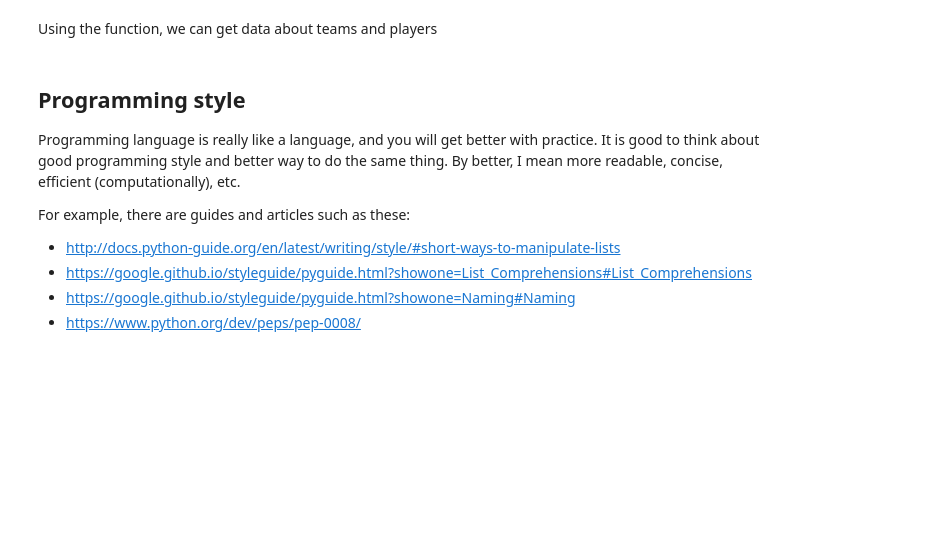
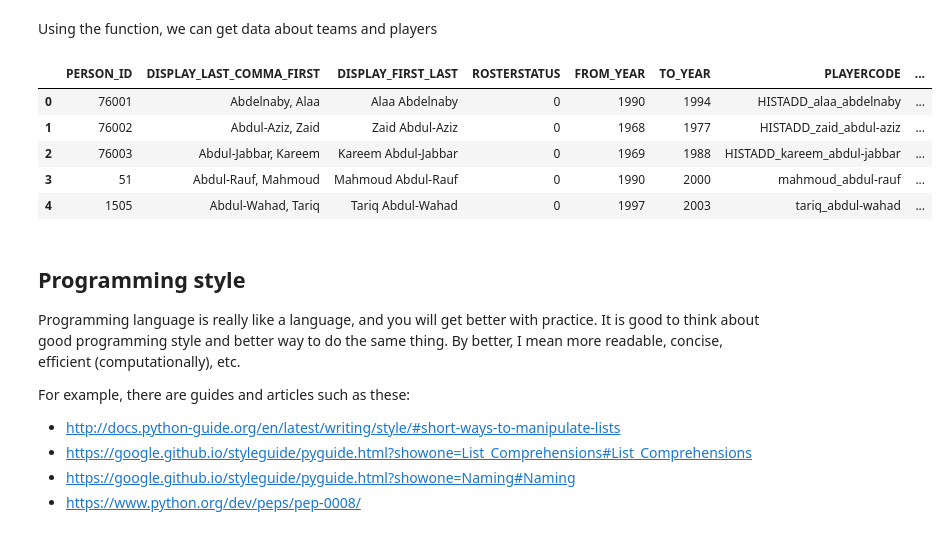
Before and after one commit to dhosk/Spring-2018, a Jupyter notebook: 04-Pandas-Data-Frame.ipynb, the cells around one changed output. Cells and saved outputs as stored; diff of their text form; code cells hidden in the pictures; blank space fills up the shorter version.

```diff
--- a/04-Pandas-Data-Frame.ipynb
+++ b/04-Pandas-Data-Frame.ipynb
@@ -36,11 +36,19 @@ Using the function, we can get data about teams and players
 # %%
 ## get all teams
 params = {'LeagueID':'00'}
 teams = get_nba_data('commonTeamYears', params)
 
 ## get all players
 params = {'LeagueID':'00', 'Season': '2016-17', 'IsOnlyCurrentSeason': '0'}
 players = get_nba_data('commonallplayers', params)
+players.head()
+# %% [output]
+|  | PERSON_ID | DISPLAY_LAST_COMMA_FIRST | DISPLAY_FIRST_LAST | ROSTERSTATUS | FROM_YEAR | TO_YEAR | PLAYERCODE | ... |
+| 0 | 76001 | Abdelnaby, Alaa | Alaa Abdelnaby | 0 | 1990 | 1994 | HISTADD_alaa_abdelnaby | ... |
+| 1 | 76002 | Abdul-Aziz, Zaid | Zaid Abdul-Aziz | 0 | 1968 | 1977 | HISTADD_zaid_abdul-aziz | ... |
+| 2 | 76003 | Abdul-Jabbar, Kareem | Kareem Abdul-Jabbar | 0 | 1969 | 1988 | HISTADD_kareem_abdul-jabbar | ... |
+| 3 | 51 | Abdul-Rauf, Mahmoud | Mahmoud Abdul-Rauf | 0 | 1990 | 2000 | mahmoud_abdul-rauf | ... |
+| 4 | 1505 | Abdul-Wahad, Tariq | Tariq Abdul-Wahad | 0 | 1997 | 2003 | tariq_abdul-wahad | ... |
 # %% [markdown]
 ## Programming style
 
```
Also changed, not shown: parts of 37 cells of this notebook.
